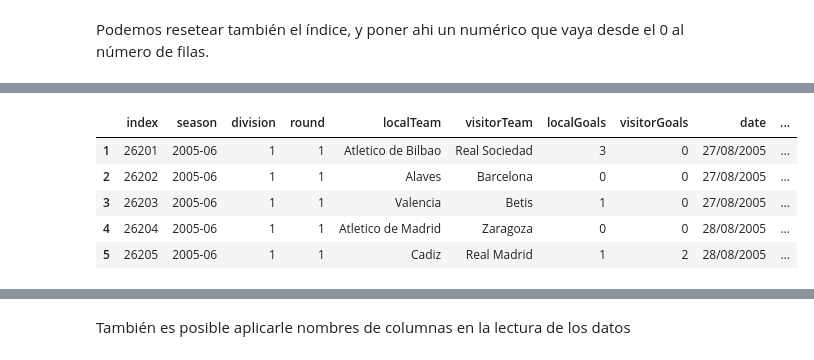
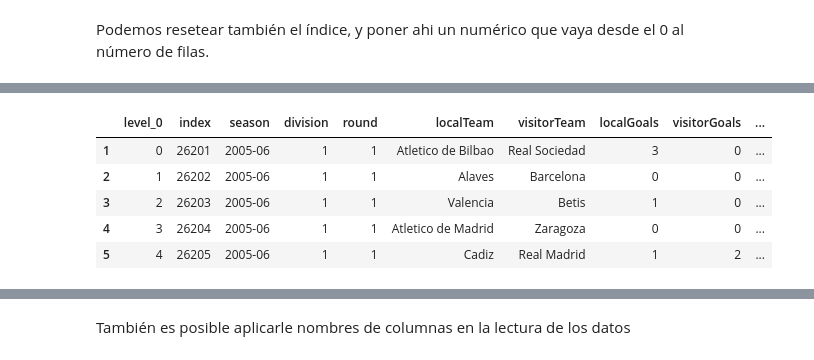
Before and after one commit to albertoromv/business_and_decision, a Jupyter notebook: 2-Ficheros/Lectura Escritura aula.ipynb, the cells around one changed output, grey strips where cells are left out. Cells and saved outputs as stored; diff of their text form; code cells hidden in the pictures.

```diff
--- a/2-Ficheros/Lectura Escritura aula.ipynb
+++ b/2-Ficheros/Lectura Escritura aula.ipynb
@@ -157,0 +192,3 @@ Una de las columnas, la podremos usar como index
+# %%
+df = pd.read_csv('data/laliga.csv', index_col = "Unnamed: 0")
+df.head()
@@ -158,5 +202,8 @@ Una de las columnas, la podremos usar como index
 # %% [markdown]
 Si queremos pasar el índice a una nueva columna, simplemente creamos una columna nueva
+# %%
+df.reset_index(inplace=True, drop = True)
+# df['nueva columna'] = df.index
 # %%
 df.head()
 # %% [output]
@@ -186,9 +235,11 @@ Podemos resetear también el índice, y poner ahi un numérico que vaya desde el
 # %%
 # Para cambiar el indice
+df.index = range(1, df.shape[0] + 1)
+df.head()
 # %% [output]
-|  | index | season | division | round | localTeam | visitorTeam | localGoals | visitorGoals | date | ... |
-| 1 | 26201 | 2005-06 | 1 | 1 | Atletico de Bilbao | Real Sociedad | 3 | 0 | 27/08/2005 | ... |
-| 2 | 26202 | 2005-06 | 1 | 1 | Alaves | Barcelona | 0 | 0 | 27/08/2005 | ... |
-| 3 | 26203 | 2005-06 | 1 | 1 | Valencia | Betis | 1 | 0 | 27/08/2005 | ... |
-| 4 | 26204 | 2005-06 | 1 | 1 | Atletico de Madrid | Zaragoza | 0 | 0 | 28/08/2005 | ... |
-| 5 | 26205 | 2005-06 | 1 | 1 | Cadiz | Real Madrid | 1 | 2 | 28/08/2005 | ... |
+|  | level_0 | index | season | division | round | localTeam | visitorTeam | localGoals | visitorGoals | ... |
+| 1 | 0 | 26201 | 2005-06 | 1 | 1 | Atletico de Bilbao | Real Sociedad | 3 | 0 | ... |
+| 2 | 1 | 26202 | 2005-06 | 1 | 1 | Alaves | Barcelona | 0 | 0 | ... |
+| 3 | 2 | 26203 | 2005-06 | 1 | 1 | Valencia | Betis | 1 | 0 | ... |
+| 4 | 3 | 26204 | 2005-06 | 1 | 1 | Atletico de Madrid | Zaragoza | 0 | 0 | ... |
+| 5 | 4 | 26205 | 2005-06 | 1 | 1 | Cadiz | Real Madrid | 1 | 2 | ... |
```
Also changed, not shown: parts of 75 cells of this notebook, 1 other file.
